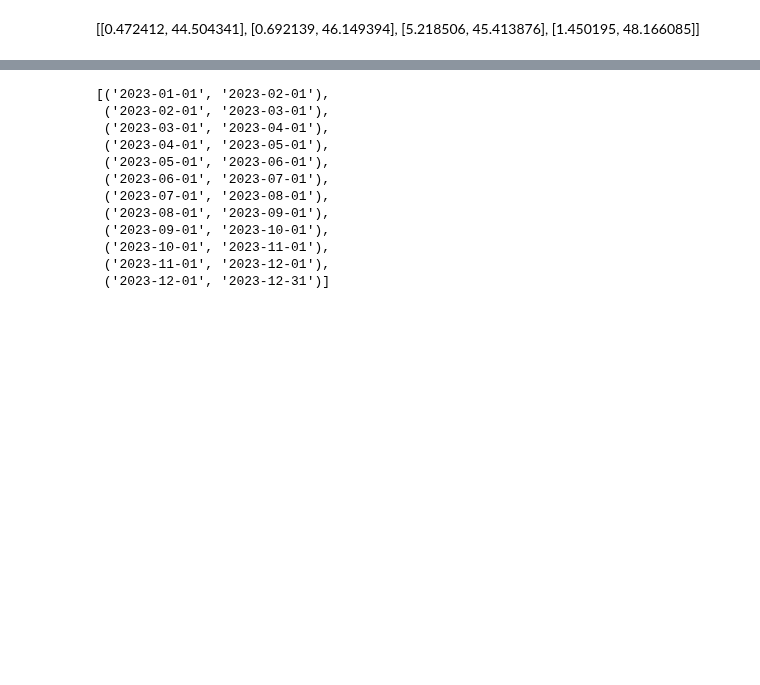
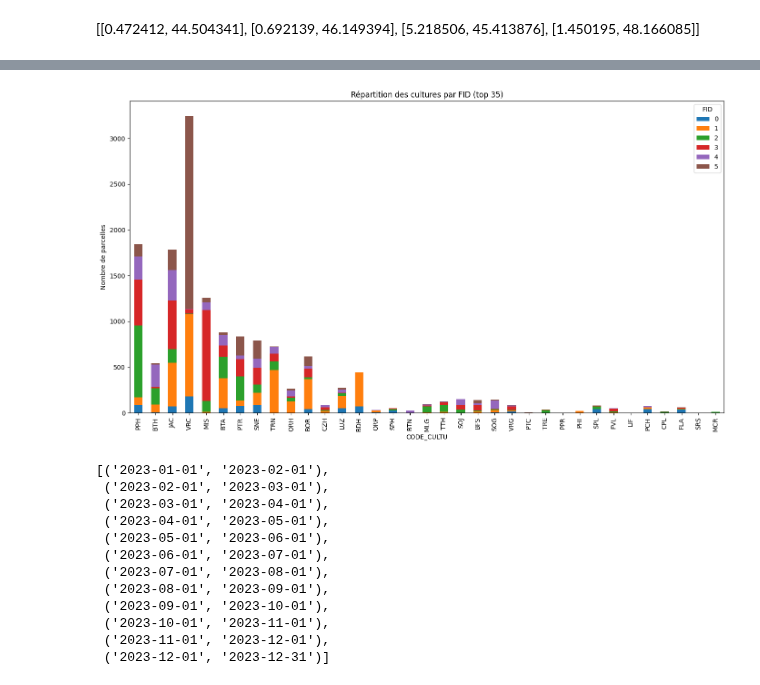
Before and after one commit to giovannisetaro/DSWProject_CropIdentification, a Jupyter notebook: manual_jobs/dataset_creation_pipeline.ipynb, the cells around one changed output, grey strips where cells are left out. Cells and saved outputs as stored; diff of their text form; code cells hidden in the pictures; blank space fills up the shorter version.

```diff
--- a/manual_jobs/dataset_creation_pipeline.ipynb
+++ b/manual_jobs/dataset_creation_pipeline.ipynb
@@ -99,0 +177,25 @@ Map(bottom=6043.0, center=[47.29413372501023, 6.8115234375], controls=(WidgetCon
+# %%
+# 1. Calcul global (total counts, pourcentages et surfaces)
+total_counts = gdf_zone['CODE_CULTU'].value_counts()
+total_surface = gdf_zone.groupby('CODE_CULTU')['SURF_PARC'].sum()
+total_percentage = (total_counts / total_counts.sum()) * 100
+
+# 2. Counts par zone (FID)
+counts_per_fid = gdf_zone.pivot_table(
+    index='CODE_CULTU',
+    columns='source_FID',
+    values='ID_PARCEL',  # ou n'importe quelle colonne, ici on compte les lignes
+    aggfunc='count',
+    fill_value=0
+)
+
+# 3. Fusionner tout en un seul DataFrame
+df_stats = pd.DataFrame({
+    'Frequency': total_counts,
+    'Percentage (%)': total_percentage.round(2),
+    'Total Surface': total_surface.round(2)
+}).sort_values(by='Frequency', ascending=False)
+
+df_stats = df_stats.join(counts_per_fid)
+
+df_stats
@@ -100,3 +217,24 @@ Map(bottom=6043.0, center=[47.29413372501023, 6.8115234375], controls=(WidgetCon
+# %%
+import matplotlib.pyplot as plt
+
+# Suppose df is your DataFrame
+df_top35 = df_stats.head(35)
+
+# Colonnes FID (supposées de 0 à 5 ici)
+fid_cols = list(range(6))
+
+# Plot
+df_top35[fid_cols].plot(kind='bar', stacked=True, figsize=(14, 8))
+
+plt.title("Répartition des cultures par FID (top 35)")
+plt.xlabel("CODE_CULTU")
+plt.ylabel("Nombre de parcelles")
+plt.xticks(ticks=range(len(df_top35)), labels=df_top35.index, rotation=90)
+plt.legend(title="FID")
+plt.tight_layout()
+plt.show()
+# %% [output]
+[figure, added]
 # %%
 start_date = '2023-01-01'
 end_date = '2023-12-31'
```
Also changed, not shown: parts of 10 cells of this notebook, 2 other files.
